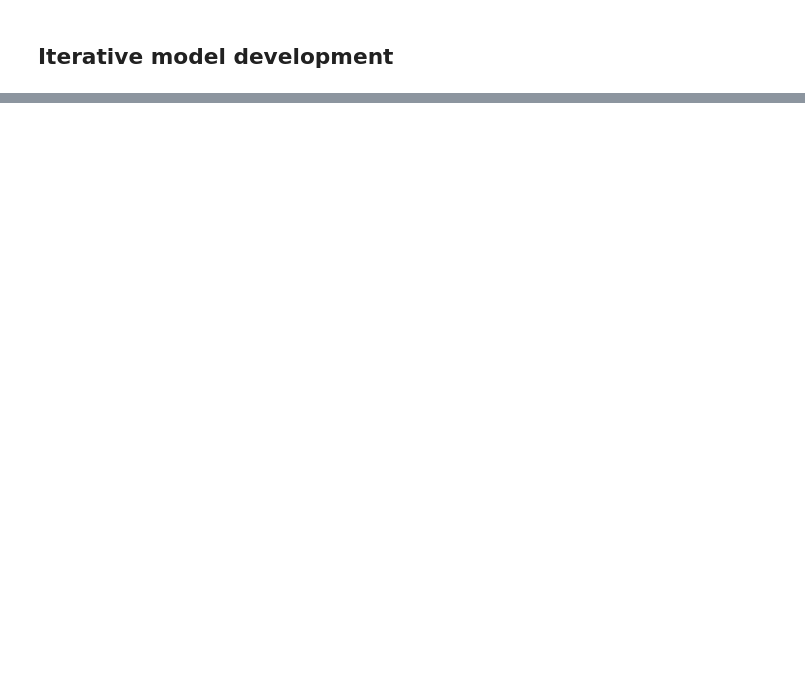
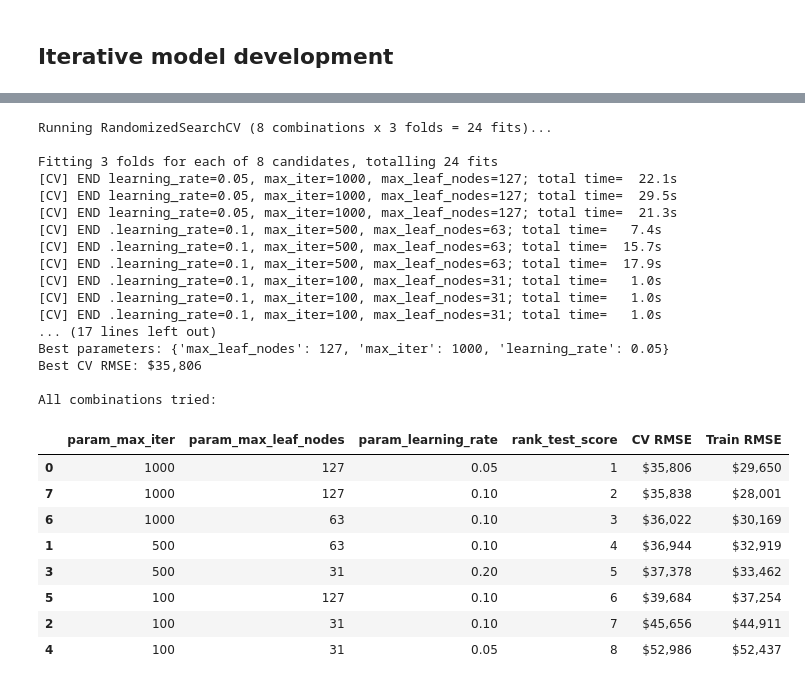
Before and after one commit to Timyi06/TimyiMLDPProject, a Jupyter notebook: MLDP Program Codes Submission Template.ipynb, the cells around one changed output, grey strips where cells are left out. Cells and saved outputs as stored; diff of their text form; code cells hidden in the pictures; blank space fills up the shorter version.

```diff
--- a/MLDP Program Codes Submission Template.ipynb
+++ b/MLDP Program Codes Submission Template.ipynb
@@ -539,0 +684,77 @@ I picked HistGradientBoostingRegressor over the alternative models for several c
+# %%
+## 6.3 Hyperparameter Tuning
+## The spec permits RandomizedSearchCV only, with at most 3 values per hyperparameter.
+## Three chosen, each controlling a different failure mode:
+##   max_iter        - number of boosting rounds. The default of 100 is conservative;
+##                     more rounds means more residual corrections, at risk of overfitting.
+##   max_leaf_nodes  - complexity of each individual tree. Larger trees capture more
+##                     feature interactions (e.g. town x storey) but generalise less.
+##   learning_rate   - how much each tree contributes. Lower values need more rounds but
+##                     usually generalise better, so it trades off directly against max_iter.
+##
+## Scored on RMSE because Section 5 established RMSE as the deciding metric for this
+## product: one wildly wrong valuation costs more trust than several slightly imprecise ones.
+## cv=3 means each combination is validated on three train/validation folds of the TRAINING
+## data only - the test set stays untouched so the final score remains honest.
+
+param_dist = {
+    "max_iter":       [100, 500, 1000],
+    "max_leaf_nodes": [31, 63, 127],
+    "learning_rate":  [0.05, 0.1, 0.2],
+}
+
+search = RandomizedSearchCV(
+    estimator=HistGradientBoostingRegressor(random_state=42),
+    param_distributions=param_dist,
+    n_iter=8,
+    cv=3,
+    scoring="neg_root_mean_squared_error",
+    random_state=42,      # reproducible search
+    n_jobs=1,             # HistGradientBoosting is already multi-threaded internally
+    verbose=2,
+    return_train_score=True,
+)
+
+print("Running RandomizedSearchCV (8 combinations x 3 folds = 24 fits)...\n")
+start = time.time()
+search.fit(X_train_v2, y_train_v2)
+print(f"\nSearch completed in {time.time() - start:.0f}s")
+print("Best parameters:", search.best_params_)
+print(f"Best CV RMSE: ${-search.best_score_:,.0f}")
+
+## Full comparison log of every combination tried
+cv_log = pd.DataFrame(search.cv_results_)[
+    ["param_max_iter", "param_max_leaf_nodes", "param_learning_rate",
+     "mean_test_score", "mean_train_score", "rank_test_score"]].copy()
+cv_log["CV RMSE"]    = (-cv_log["mean_test_score"]).map("${:,.0f}".format)
+cv_log["Train RMSE"] = (-cv_log["mean_train_score"]).map("${:,.0f}".format)
+cv_log = cv_log.drop(columns=["mean_test_score", "mean_train_score"]).sort_values("rank_test_score")
+print("\nAll combinations tried:")
+display(cv_log)
+# %% [output]
+Running RandomizedSearchCV (8 combinations x 3 folds = 24 fits)...
+
+Fitting 3 folds for each of 8 candidates, totalling 24 fits
+[CV] END learning_rate=0.05, max_iter=1000, max_leaf_nodes=127; total time=  22.1s
+[CV] END learning_rate=0.05, max_iter=1000, max_leaf_nodes=127; total time=  29.5s
+[CV] END learning_rate=0.05, max_iter=1000, max_leaf_nodes=127; total time=  21.3s
+[CV] END .learning_rate=0.1, max_iter=500, max_leaf_nodes=63; total time=   7.4s
+[CV] END .learning_rate=0.1, max_iter=500, max_leaf_nodes=63; total time=  15.7s
+[CV] END .learning_rate=0.1, max_iter=500, max_leaf_nodes=63; total time=  17.9s
+[CV] END .learning_rate=0.1, max_iter=100, max_leaf_nodes=31; total time=   1.0s
+[CV] END .learning_rate=0.1, max_iter=100, max_leaf_nodes=31; total time=   1.0s
+[CV] END .learning_rate=0.1, max_iter=100, max_leaf_nodes=31; total time=   1.0s
+... (17 lines left out)
+Best parameters: {'max_leaf_nodes': 127, 'max_iter': 1000, 'learning_rate': 0.05}
+Best CV RMSE: $35,806
+
+All combinations tried:
+|  | param_max_iter | param_max_leaf_nodes | param_learning_rate | rank_test_score | CV RMSE | Train RMSE |
+| 0 | 1000 | 127 | 0.05 | 1 | $35,806 | $29,650 |
+| 7 | 1000 | 127 | 0.10 | 2 | $35,838 | $28,001 |
+| 6 | 1000 | 63 | 0.10 | 3 | $36,022 | $30,169 |
+| 1 | 500 | 63 | 0.10 | 4 | $36,944 | $32,919 |
+| 3 | 500 | 31 | 0.20 | 5 | $37,378 | $33,462 |
+| 5 | 100 | 127 | 0.10 | 6 | $39,684 | $37,254 |
+| 2 | 100 | 31 | 0.10 | 7 | $45,656 | $44,911 |
+| 4 | 100 | 31 | 0.05 | 8 | $52,986 | $52,437 |
```
Also changed, not shown: parts of 12 cells of this notebook, 4 other files.
